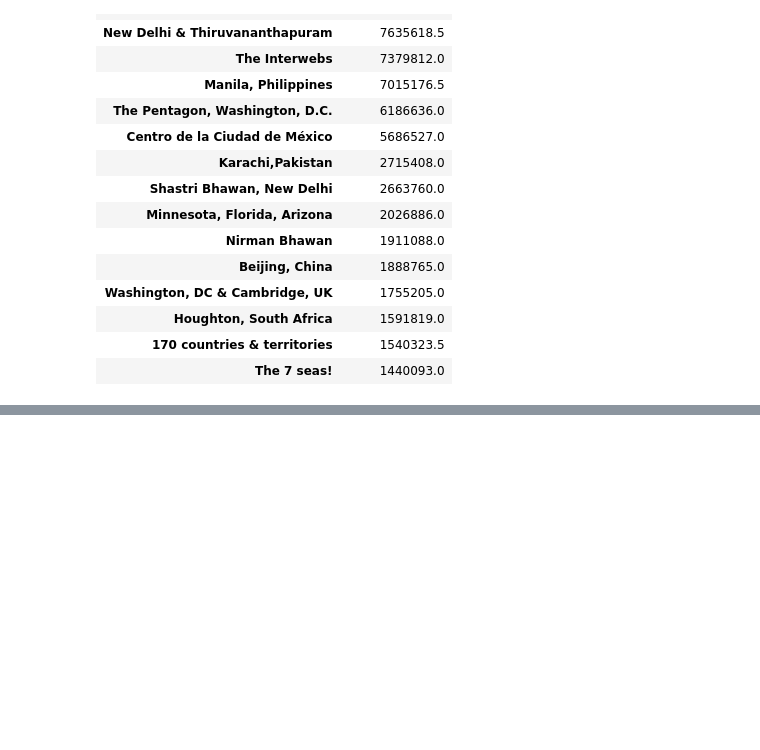
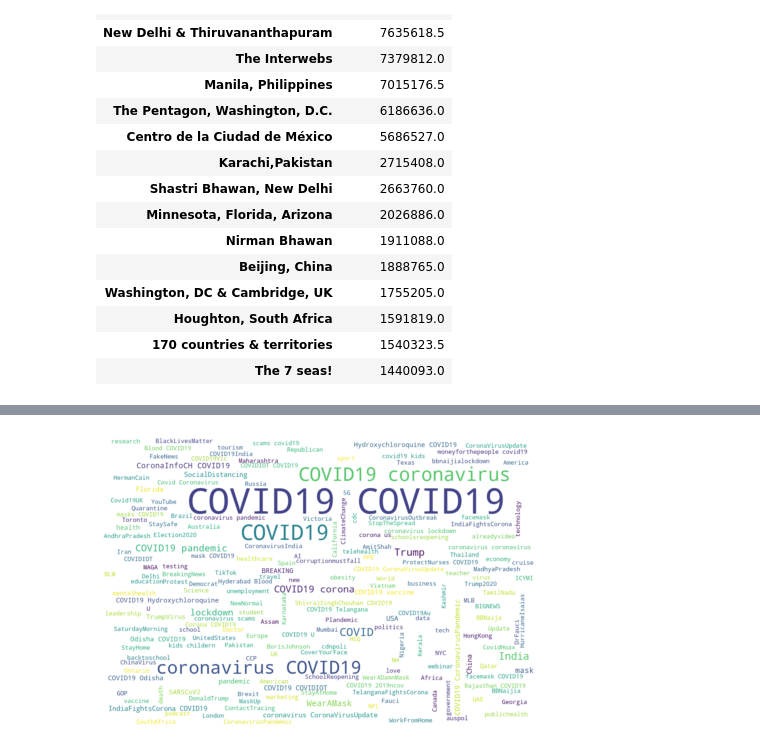
Before and after one commit to JGIOitesm/TC1002S, a Jupyter notebook: Dia 4 y 5 - Reto/covid.ipynb, the cells around one changed output, grey strips where cells are left out. Cells and saved outputs as stored; diff of their text form; code cells hidden in the pictures; blank space fills up the shorter version.

```diff
--- a/Dia 4 y 5 - Reto/covid.ipynb
+++ b/Dia 4 y 5 - Reto/covid.ipynb
@@ -259,0 +308,41 @@ NameError: name 'wordClouder' is not defined
+# %%
+def text_cleaner(text):
+    text = re.sub(r"\n", "", str(text))
+    text = re.sub(r"\t", "", str(text))
+    text = re.sub(r"\r", "", str(text))
+    text = re.sub(r"\[", "", str(text))
+    text = re.sub(r"\]", "", str(text))
+    text = re.sub(r"nan", "", str(text))
+    text = re. sub(r" (@)|(#)|(RT[\s]+)|(https?:\/\/\S+)|([^a-zA-Z0-9 -])", "", str(text))
+    text = re. sub(r"\b(\w+)( \1\b)+", r"\1", text)
+    text = text.strip(" ")
+    return text
+
+
+
+wo_hs = text_cleaner(df["text"])
+"""
+for i in list(df["text"]):
+    if isinstance(i, str):
+        wo_hs.append(ast.literal_eval(i))
+
+wo_hs = [item for sublist in wo_hs for item in sublist]
+#wo_hs_cl = text_cleaner(wo_hs)
+"""
+#w = "".join([words for words in wo_ht])
+from wordcloud import wordcloud
+def wordcloud(w):
+    WC = WordCloud(width=1200, height=800,
+        background_color="white",
+        max_words=200)
+    WC.generate(w)
+    # PLot
+    fig=plt.figure(figsize=(6,4))
+    plt.imshow(WC,interpolation='bilinear')
+    plt.axis("off")
+    plt.tight_layout (pad=0)
+    plt. show()
+
+wordcloud(wo_hs_cl)
+# %% [output]
+[figure, added]
```
Also changed, not shown: parts of 14 cells of this notebook.
